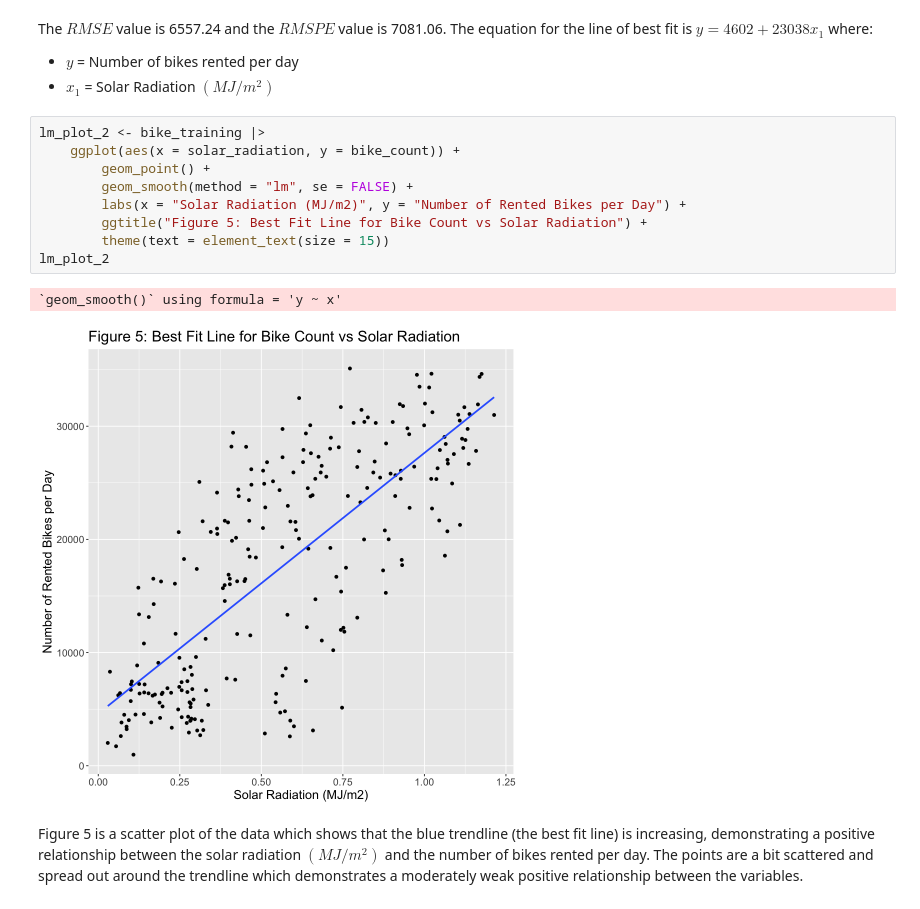
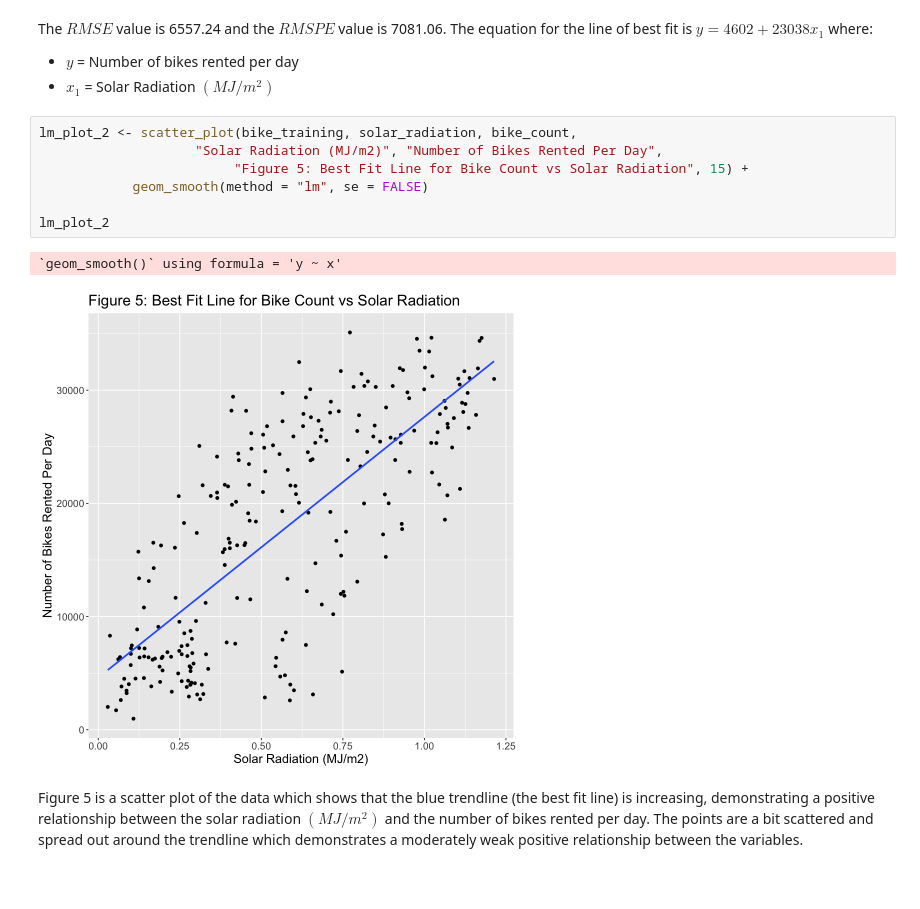
Before and after one commit to DSCI-310-2023/dsci-310-group-09, a Jupyter notebook: analysis/bike_share_analysis.ipynb, the cells around one changed output. Cells and saved outputs as stored; diff of their text form.

```diff
--- a/analysis/bike_share_analysis.ipynb
+++ b/analysis/bike_share_analysis.ipynb
@@ -284,17 +292,15 @@ The $RMSE$ value is 6557.24 and the $RMSPE$ value is 7081.06. The equation for t
 - $y$ = Number of bikes rented per day
 - $x_1$ = Solar Radiation $(MJ/m^2)$
 # %%
-lm_plot_2 <- bike_training |>
-    ggplot(aes(x = solar_radiation, y = bike_count)) +
-        geom_point() +
-        geom_smooth(method = "lm", se = FALSE) +
-        labs(x = "Solar Radiation (MJ/m2)", y = "Number of Rented Bikes per Day") +
-        ggtitle("Figure 5: Best Fit Line for Bike Count vs Solar Radiation") +
-        theme(text = element_text(size = 15))
+lm_plot_2 <- scatter_plot(bike_training, solar_radiation, bike_count,
+                    "Solar Radiation (MJ/m2)", "Number of Bikes Rented Per Day",
+                         "Figure 5: Best Fit Line for Bike Count vs Solar Radiation", 15) +
+            geom_smooth(method = "lm", se = FALSE)
+
 lm_plot_2
 # %% [output]
 `geom_smooth()` using formula = 'y ~ x'
-[figure, old version]
+[figure, new version]
 # %% [markdown]
 Figure 5 is a scatter plot of the data which shows that the blue trendline (the best fit line) is increasing, demonstrating a positive relationship between the solar radiation $(MJ/m^2)$ and the number of bikes rented per day. The points are a bit scattered and spread out around the trendline which demonstrates a moderately weak positive relationship between the variables.
 # %% [markdown]
```
Also changed, not shown: parts of 12 cells of this notebook.
